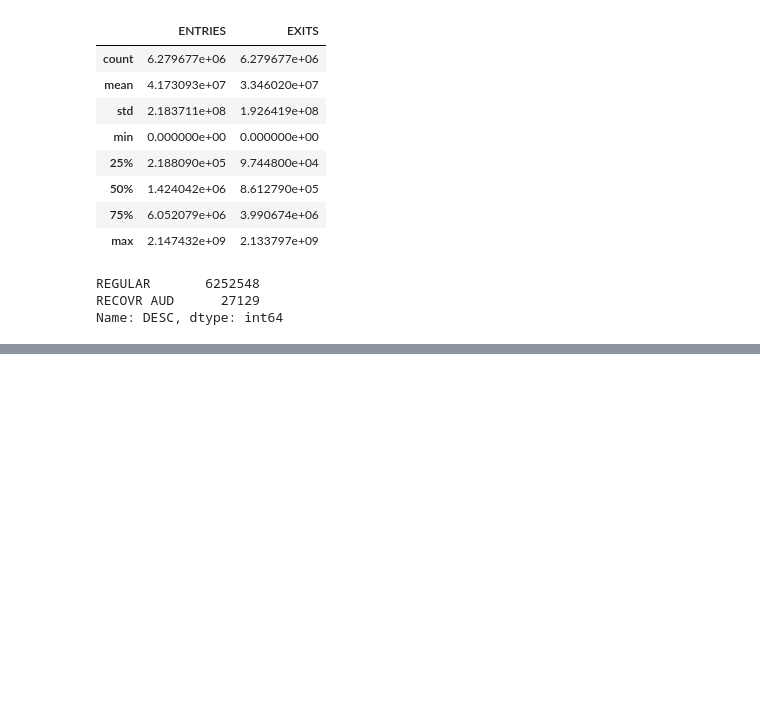
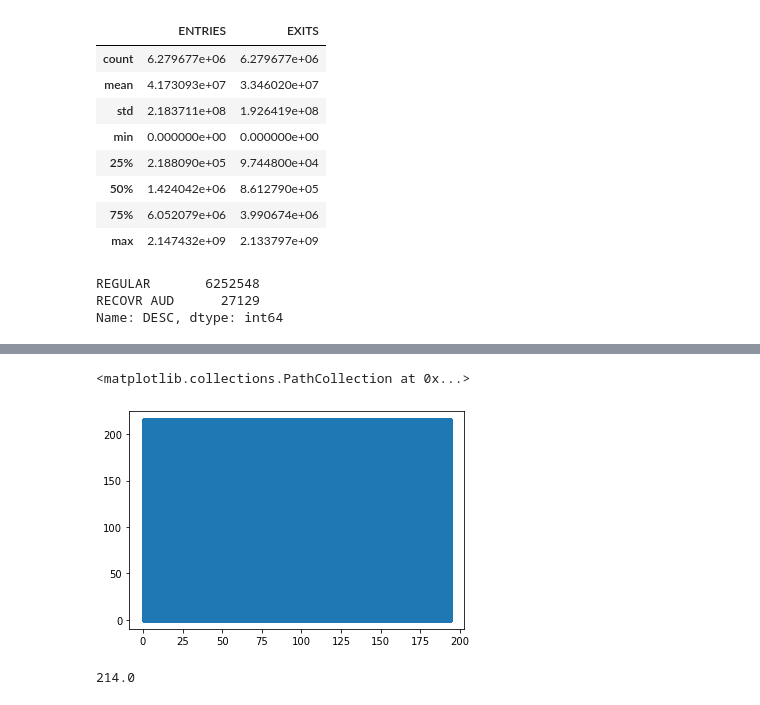
Before and after one commit to osmanGuler19/MTA_TURNSTILE, a Jupyter notebook: DS-1.ipynb, the cells around one changed output, grey strips where cells are left out. Drawn from its saved outputs; the diff is of its cells as text; code cells hidden in the pictures; blank space fills up the shorter version.

```diff
--- a/DS-1.ipynb
+++ b/DS-1.ipynb
@@ -134,0 +224,9 @@ mta.sample(5)
+# %%
+plt.scatter(mta_filtered['NO_OF_ENTRIES'],mta_filtered['NO_OF_EXITS'])
+# %% [output]
+<matplotlib.collections.PathCollection at 0x...>
+[figure, added]
+# %%
+mta_filtered.NO_OF_EXITS.max()
+# %% [output]
+214.0
```
Also changed, not shown: parts of 45 cells of this notebook.
